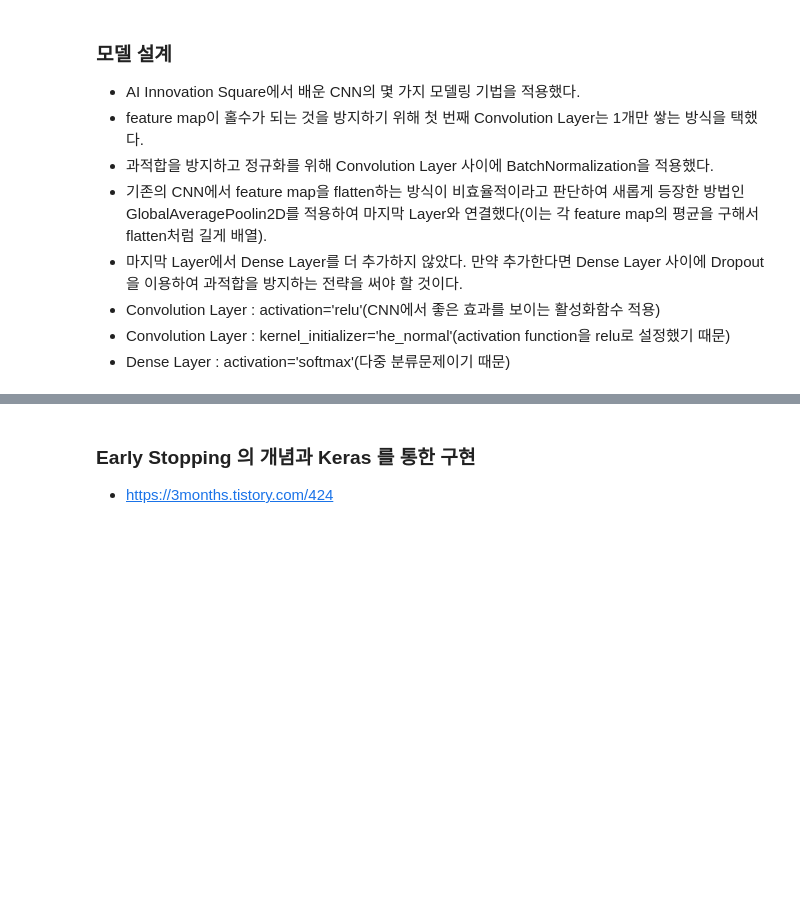
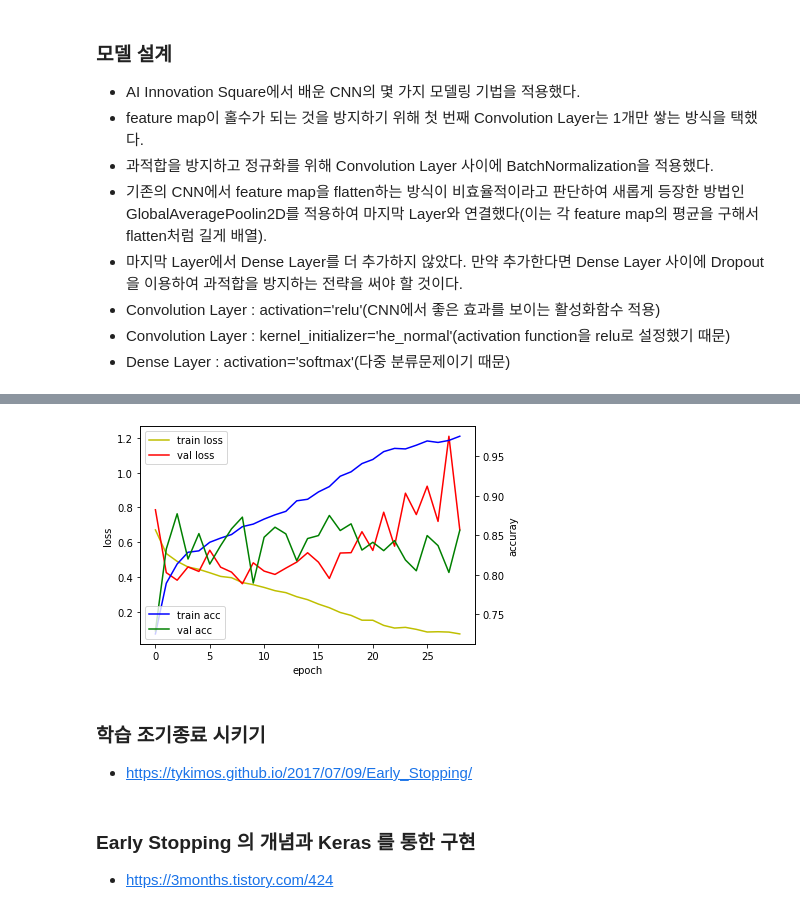
Before and after one commit to YoonSungLee/Galaxies-Classification-By-Using-Deep-Learning, a Jupyter notebook: Pratice.ipynb, the cells around one changed output, grey strips where cells are left out. Drawn from its saved outputs; the diff is of its cells as text; code cells hidden in the pictures; blank space fills up the shorter version.

```diff
--- a/Pratice.ipynb
+++ b/Pratice.ipynb
@@ -112,0 +317,26 @@ def create_model():
+# %%
+# 모델 학습 과정 표시하기
+
+%matplotlib inline
+import matplotlib.pyplot as plt
+
+fig, loss_ax = plt.subplots()
+
+acc_ax = loss_ax.twinx()
+
+loss_ax.plot(hist.history['loss'], 'y', label='train loss')
+loss_ax.plot(hist.history['val_loss'], 'r', label='val loss')
+
+acc_ax.plot(hist.history['acc'], 'b', label='train acc')
+acc_ax.plot(hist.history['val_acc'], 'g', label='val acc')
+
+loss_ax.set_xlabel('epoch')
+loss_ax.set_ylabel('loss')
+acc_ax.set_ylabel('accuray')
+
+loss_ax.legend(loc='upper left')
+acc_ax.legend(loc='lower left')
+
+plt.show()
+# %% [output]
+[figure, added]
@@ -113,3 +362,6 @@ def create_model():
+# %% [markdown]
+### 학습 조기종료 시키기
+* https://tykimos.github.io/2017/07/09/Early_Stopping/
 # %% [markdown]
 ### Early Stopping 의 개념과 Keras 를 통한 구현
 * https://3months.tistory.com/424
```
Also changed, not shown: parts of 17 cells of this notebook.
